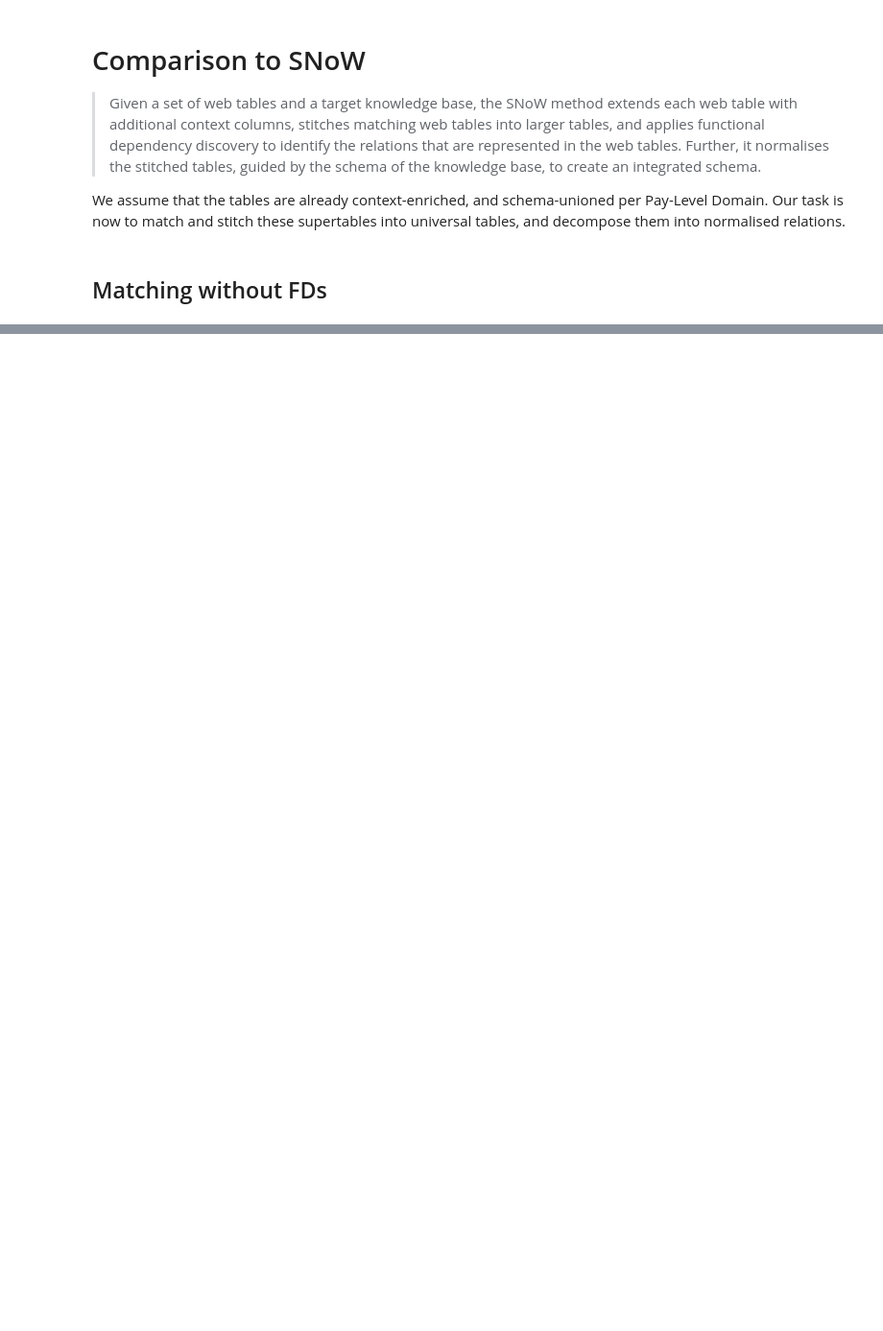
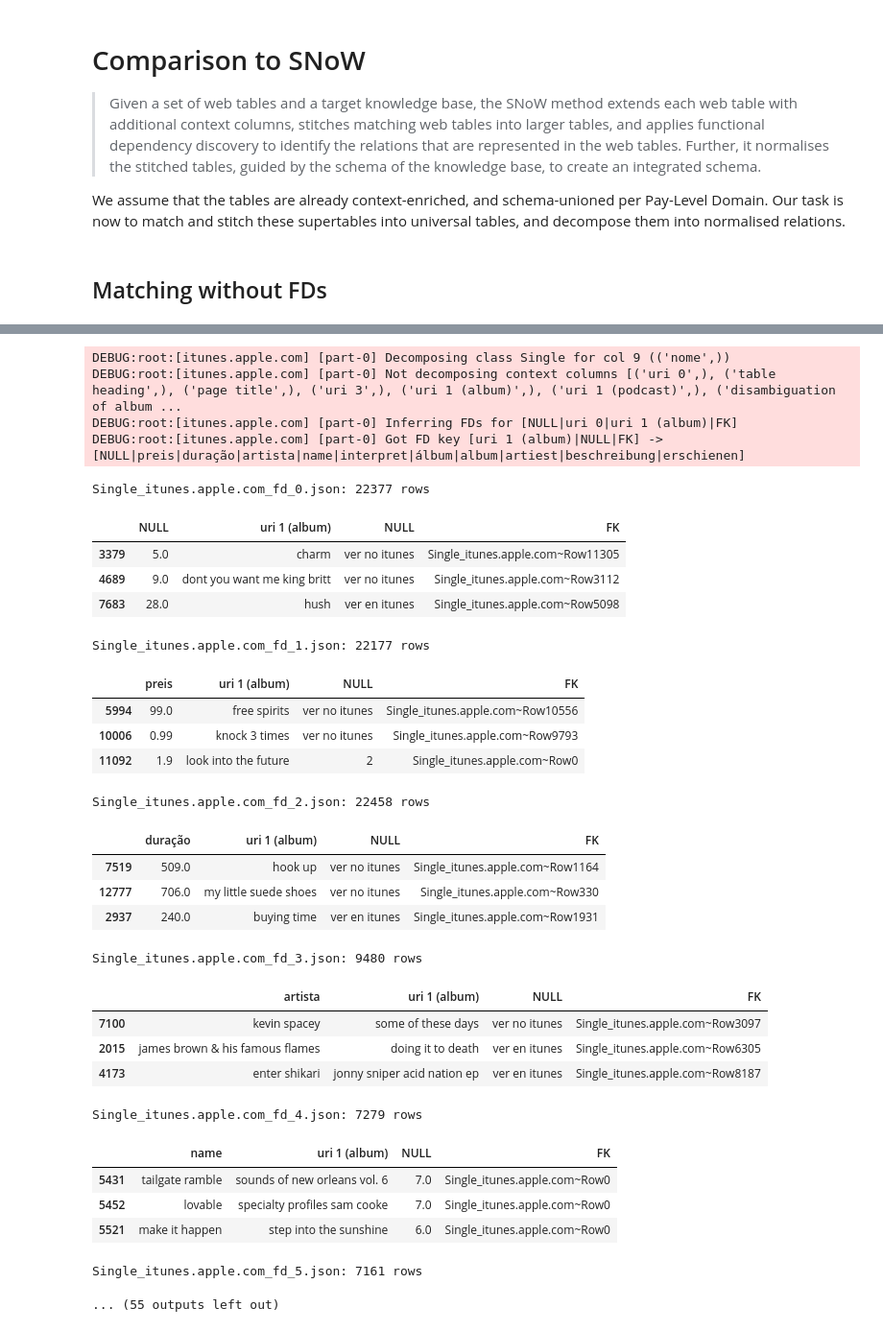
Before and after one commit to karmaresearch/takco, a Jupyter notebook: docs/benchmarks/compare-snow.ipynb, the cells around one changed output, grey strips where cells are left out. Shown at 96% size. Drawn from its saved outputs; the diff is of its cells as text; code cells hidden in the pictures; blank space fills up the shorter version.

```diff
--- a/docs/benchmarks/compare-snow.ipynb
+++ b/docs/benchmarks/compare-snow.ipynb
@@ -341,0 +207,3 @@ FK,time,price -> Disambiguation of name,Disambiguation of album
+# %%
+tabid_to_colnr_and_fkclass = predict_fkclasses(stitched_df, dataset_name, kb)
+tabid_to_colnr_and_fkclass
@@ -341,0 +219,45 @@ FK,time,price -> Disambiguation of name,Disambiguation of album
+# %%
+nary_induction = True
+decomposed = iter_decomposed(
+    stitched_df,
+    dataset_name,
+    tabid_to_colnr_and_fkclass,
+    nary=nary_induction,
+    nary_stoplevel=2,
+    nary_minp= 0.95
+)
+for t in postprocess_tables(decomposed, numeric_threshold=0.5):
+    print(f"{t._id}: {len(t.df)} rows")
+    display( t.df.sample(min(len(t.df), 3)) )
+# %% [output]
+DEBUG:root:[itunes.apple.com] [part-0] Decomposing class Single for col 9 (('nome',))
+DEBUG:root:[itunes.apple.com] [part-0] Not decomposing context columns [('uri 0',), ('table heading',), ('page title',), ('uri 3',), ('uri 1 (album)',), ('uri 1 (podcast)',), ('disambiguation of album ...
+DEBUG:root:[itunes.apple.com] [part-0] Inferring FDs for [NULL|uri 0|uri 1 (album)|FK]
+DEBUG:root:[itunes.apple.com] [part-0] Got FD key [uri 1 (album)|NULL|FK] -> [NULL|preis|duração|artista|name|interpret|álbum|album|artiest|beschreibung|erschienen]
+Single_itunes.apple.com_fd_0.json: 22377 rows
+|  | NULL | uri 1 (album) | NULL | FK |
+| 3379 | 5.0 | charm | ver no itunes | Single_itunes.apple.com~Row11305 |
+| 4689 | 9.0 | dont you want me king britt | ver no itunes | Single_itunes.apple.com~Row3112 |
+| 7683 | 28.0 | hush | ver en itunes | Single_itunes.apple.com~Row5098 |
+Single_itunes.apple.com_fd_1.json: 22177 rows
+|  | preis | uri 1 (album) | NULL | FK |
+| 5994 | 99.0 | free spirits | ver no itunes | Single_itunes.apple.com~Row10556 |
+| 10006 | 0.99 | knock 3 times | ver no itunes | Single_itunes.apple.com~Row9793 |
+| 11092 | 1.9 | look into the future | 2 | Single_itunes.apple.com~Row0 |
+Single_itunes.apple.com_fd_2.json: 22458 rows
+|  | duração | uri 1 (album) | NULL | FK |
+| 7519 | 509.0 | hook up | ver no itunes | Single_itunes.apple.com~Row1164 |
+| 12777 | 706.0 | my little suede shoes | ver no itunes | Single_itunes.apple.com~Row330 |
+| 2937 | 240.0 | buying time | ver en itunes | Single_itunes.apple.com~Row1931 |
+Single_itunes.apple.com_fd_3.json: 9480 rows
+|  | artista | uri 1 (album) | NULL | FK |
+| 7100 | kevin spacey | some of these days | ver no itunes | Single_itunes.apple.com~Row3097 |
+| 2015 | james brown & his famous flames | doing it to death | ver en itunes | Single_itunes.apple.com~Row6305 |
+| 4173 | enter shikari | jonny sniper acid nation ep | ver en itunes | Single_itunes.apple.com~Row8187 |
+Single_itunes.apple.com_fd_4.json: 7279 rows
+|  | name | uri 1 (album) | NULL | FK |
+| 5431 | tailgate ramble | sounds of new orleans vol. 6 | 7.0 | Single_itunes.apple.com~Row0 |
+| 5452 | lovable | specialty profiles sam cooke | 7.0 | Single_itunes.apple.com~Row0 |
+| 5521 | make it happen | step into the sunshine | 6.0 | Single_itunes.apple.com~Row0 |
+Single_itunes.apple.com_fd_5.json: 7161 rows
+... (55 outputs left out)
```
Also changed, not shown: parts of 17 cells of this notebook, 3 other files.
